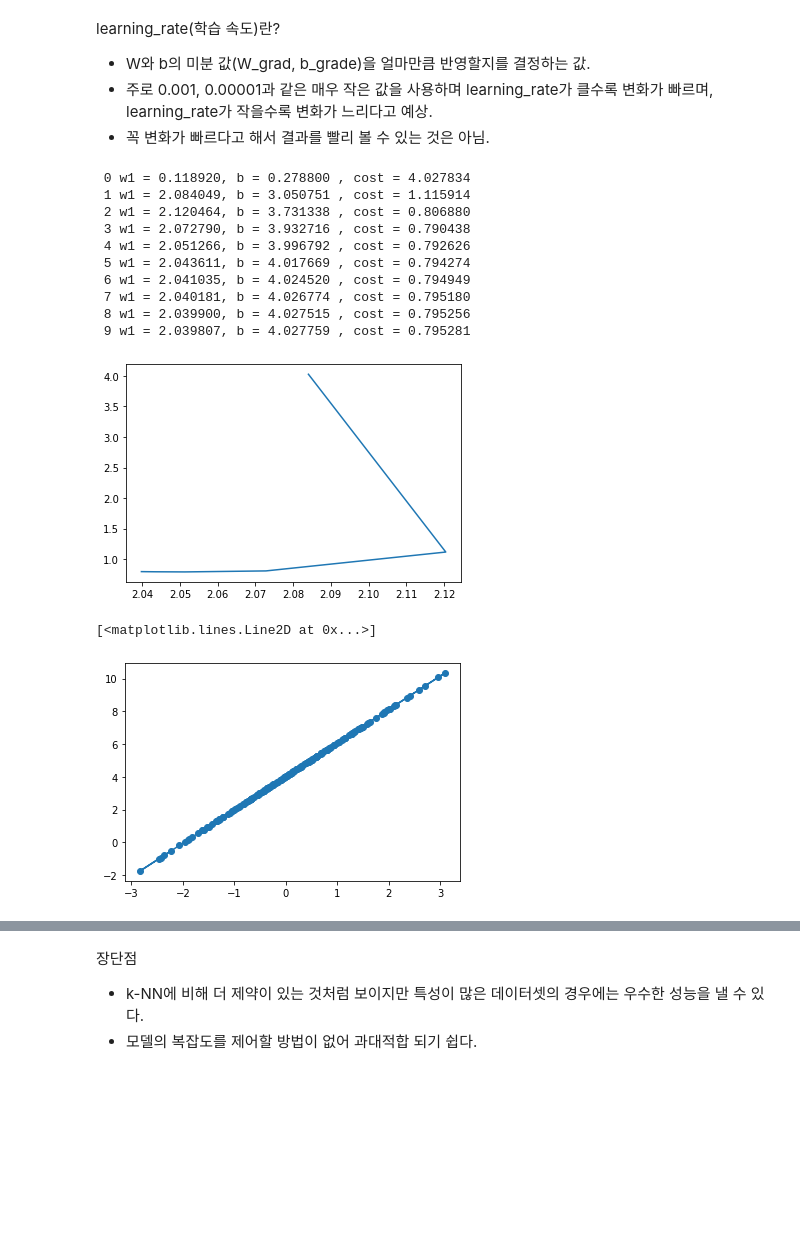
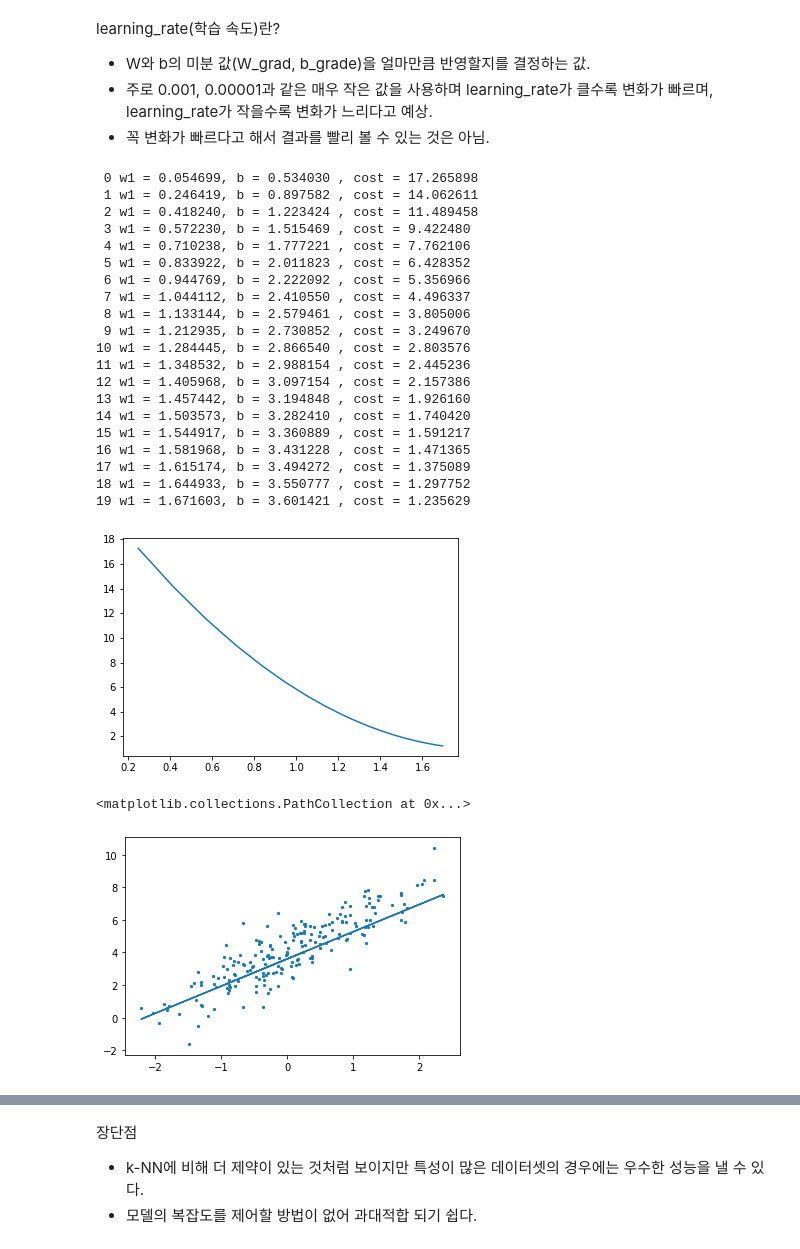
Before and after one commit to ziho9593/Gwangju-AISchool, a Jupyter notebook: Week_3/07.21-ML_LinearRegression/ML_03_지도학습_LinearRegression.ipynb, the cells around one changed output, grey strips where cells are left out. Saved outputs shown, nothing was run; the diff lists cells and outputs as text; code cells hidden in the pictures; blank space fills up the shorter version.

```diff
--- a/Week_3/07.21-ML_LinearRegression/ML_03_지도학습_LinearRegression.ipynb
+++ b/Week_3/07.21-ML_LinearRegression/ML_03_지도학습_LinearRegression.ipynb
@@ -288,46 +288,60 @@ learning_rate(학습 속도)란?
 # %%
 import matplotlib.pyplot as plt
 w_val = []
 cost_val = []
 
 n_samples = 200
 x1 = np.random.randn(n_samples)
 
 y = 2 * x1 + 4 + np.random.randn(n_samples)
 
-num_epoch = 10  # 반복횟수
-lr = 0.7        # learning_rate(학습 속도)
+num_epoch = 20  # 반복횟수
+# num_epoch = 10
+lr = 0.1        # learning_rate(학습 속도)
+# lr = 0.7
 
 w1 = np.random.uniform()
 b = np.random.uniform()
 
 for epoch in range(num_epoch):
     y_pred = w1*x1 + b
-    cost = np.abs(y_pred - y).mean()
+#     cost = np.abs(y_pred - y).mean() # MAE 사용
+    cost = MSE(y_pred, y) # MSE 사용
     print(f"{epoch:2} w1 = {w1:.6f}, b = {b:.6f} , cost = {cost:.6f}")
 
     w1 = w1 - lr*((y_pred - y)* x1).mean()
     b = b - lr*((y_pred - y)).mean()
 
     w_val.append(w1)
     cost_val.append(cost)
 
 plt.plot(w_val, cost_val)
 plt.show()
 # %% [output]
- 0 w1 = 0.118920, b = 0.278800 , cost = 4.027834
- 1 w1 = 2.084049, b = 3.050751 , cost = 1.115914
- 2 w1 = 2.120464, b = 3.731338 , cost = 0.806880
- 3 w1 = 2.072790, b = 3.932716 , cost = 0.790438
- 4 w1 = 2.051266, b = 3.996792 , cost = 0.792626
- 5 w1 = 2.043611, b = 4.017669 , cost = 0.794274
- 6 w1 = 2.041035, b = 4.024520 , cost = 0.794949
- 7 w1 = 2.040181, b = 4.026774 , cost = 0.795180
- 8 w1 = 2.039900, b = 4.027515 , cost = 0.795256
- 9 w1 = 2.039807, b = 4.027759 , cost = 0.795281
+ 0 w1 = 0.054699, b = 0.534030 , cost = 17.265898
+ 1 w1 = 0.246419, b = 0.897582 , cost = 14.062611
+ 2 w1 = 0.418240, b = 1.223424 , cost = 11.489458
+ 3 w1 = 0.572230, b = 1.515469 , cost = 9.422480
+ 4 w1 = 0.710238, b = 1.777221 , cost = 7.762106
+ 5 w1 = 0.833922, b = 2.011823 , cost = 6.428352
+ 6 w1 = 0.944769, b = 2.222092 , cost = 5.356966
+ 7 w1 = 1.044112, b = 2.410550 , cost = 4.496337
+ 8 w1 = 1.133144, b = 2.579461 , cost = 3.805006
+ 9 w1 = 1.212935, b = 2.730852 , cost = 3.249670
+10 w1 = 1.284445, b = 2.866540 , cost = 2.803576
+11 w1 = 1.348532, b = 2.988154 , cost = 2.445236
+12 w1 = 1.405968, b = 3.097154 , cost = 2.157386
+13 w1 = 1.457442, b = 3.194848 , cost = 1.926160
+14 w1 = 1.503573, b = 3.282410 , cost = 1.740420
+15 w1 = 1.544917, b = 3.360889 , cost = 1.591217
+16 w1 = 1.581968, b = 3.431228 , cost = 1.471365
+17 w1 = 1.615174, b = 3.494272 , cost = 1.375089
+18 w1 = 1.644933, b = 3.550777 , cost = 1.297752
+19 w1 = 1.671603, b = 3.601421 , cost = 1.235629
-[figure, old version]
+[figure, new version]
 # %%
-plt.plot(x1, y_pred, marker='o')
+plt.plot(x1, y_pred)
+plt.scatter(x1, y, s=5)
 # %% [output]
-[<matplotlib.lines.Line2D at 0x...>]
+<matplotlib.collections.PathCollection at 0x...>
-[figure, old version]
+[figure, new version]
```
Also changed, not shown: parts of 22 cells of this notebook.
